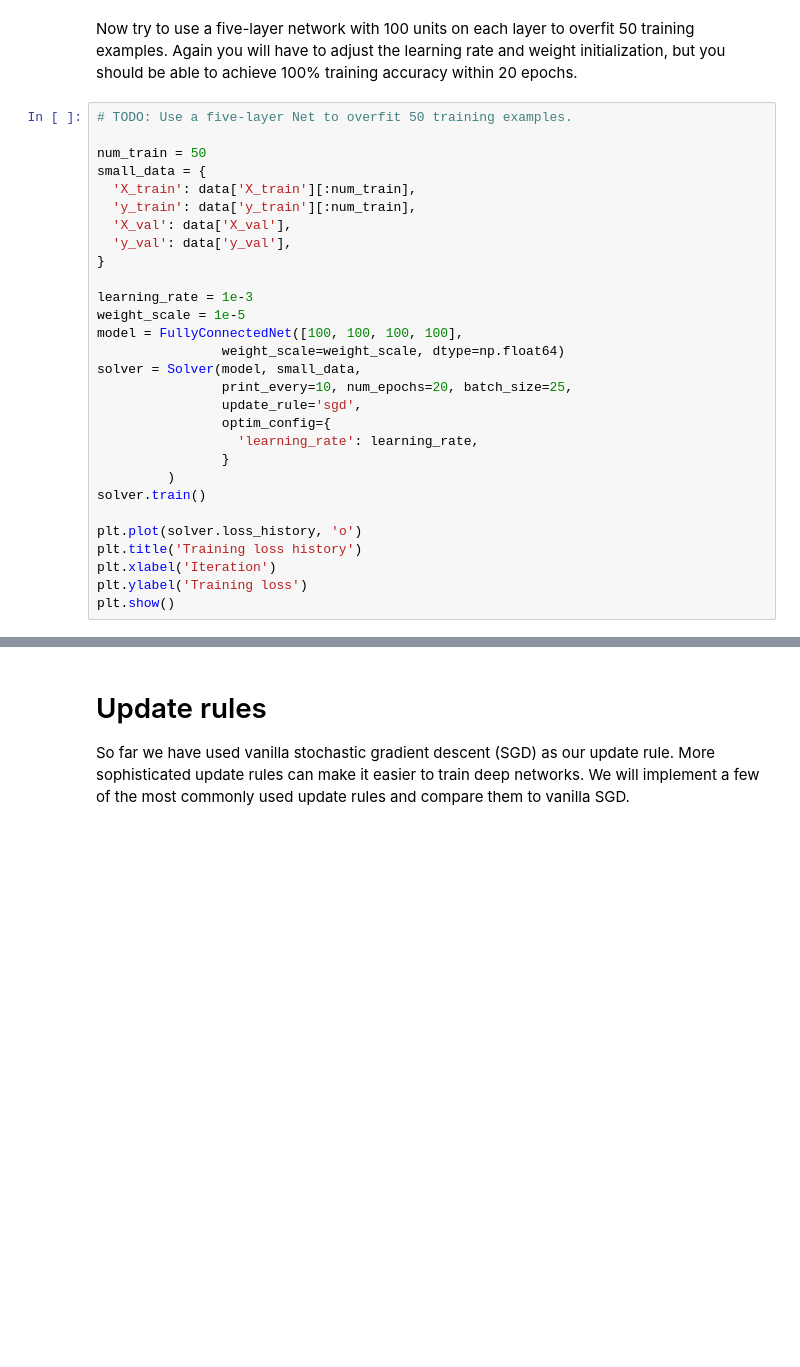
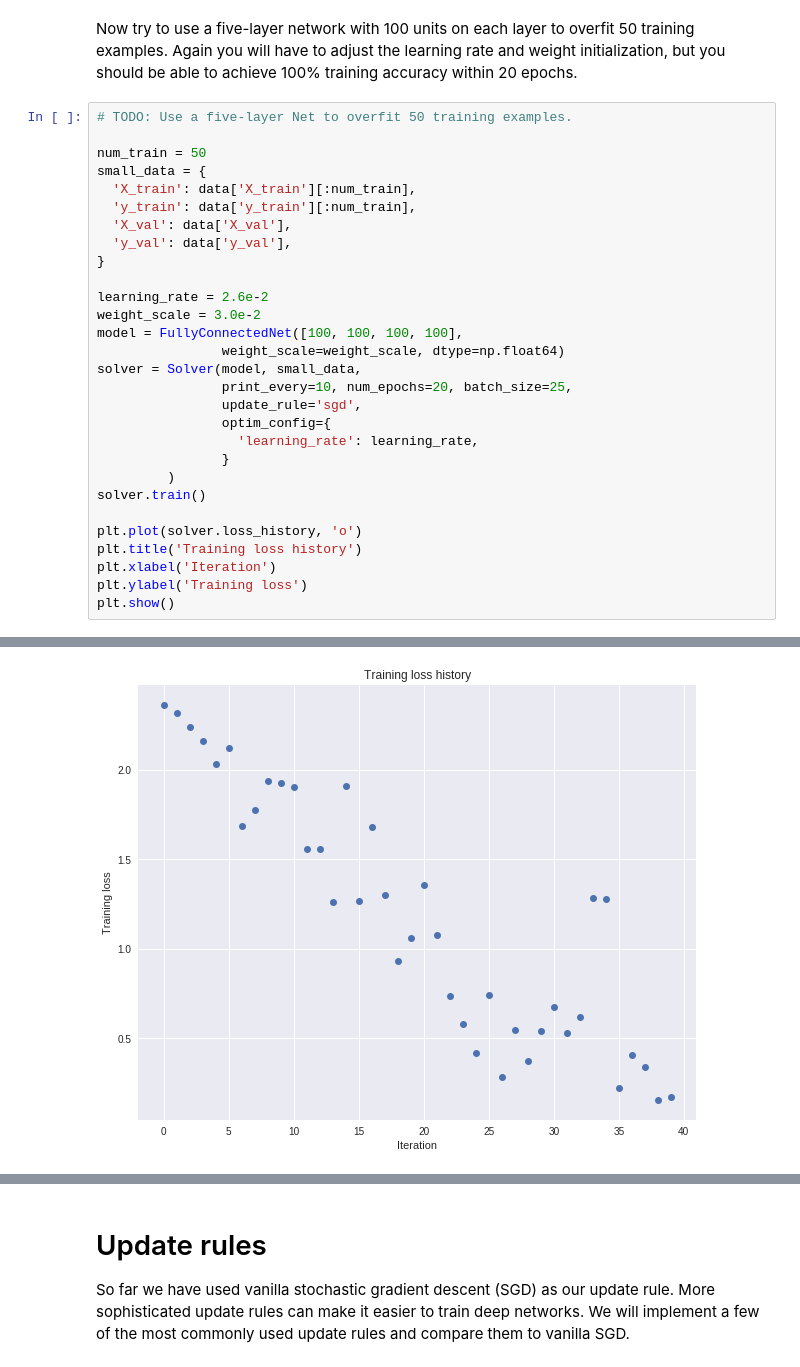
Before and after one commit to muGithub/CS231n, a Jupyter notebook: assignment2/FullyConnectedNets.ipynb, the cells around one changed output, grey strips where cells are left out. Drawn from its saved outputs; the diff is of its cells as text; blank space fills up the shorter version.

```diff
--- a/assignment2/FullyConnectedNets.ipynb
+++ b/assignment2/FullyConnectedNets.ipynb
@@ -368,8 +532,8 @@ small_data = {
   'y_val': data['y_val'],
 }
 
-learning_rate = 1e-3
-weight_scale = 1e-5
+learning_rate = 2.6e-2
+weight_scale = 3.0e-2
 model = FullyConnectedNet([100, 100, 100, 100],
                 weight_scale=weight_scale, dtype=np.float64)
 solver = Solver(model, small_data,
@@ -386,3 +550,4 @@ plt.title('Training loss history')
 plt.xlabel('Iteration')
 plt.ylabel('Training loss')
 plt.show()
+# %% [output]
@@ -388,0 +571 @@ plt.show()
+[figure, added]
```
Also changed, not shown: parts of 32 cells of this notebook.
